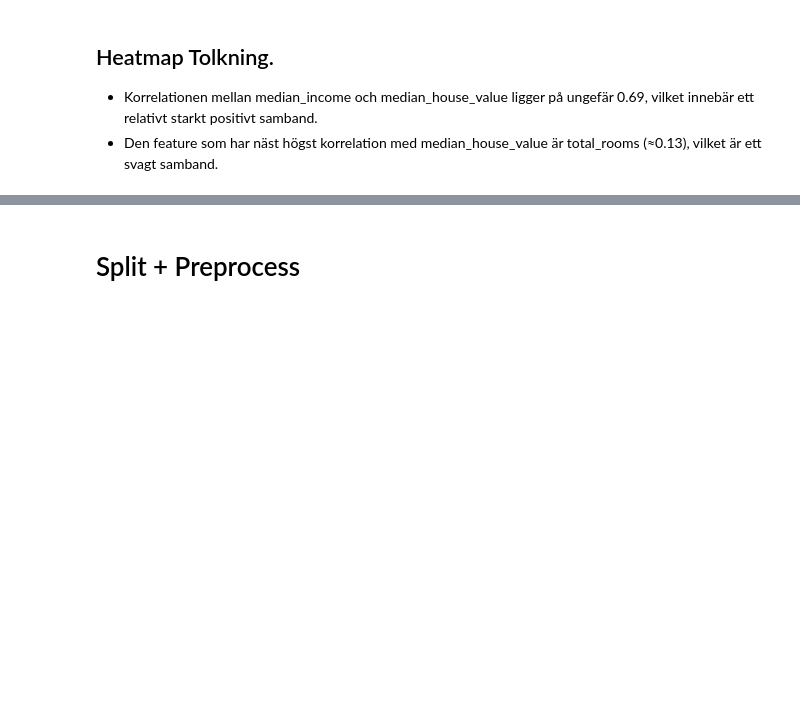
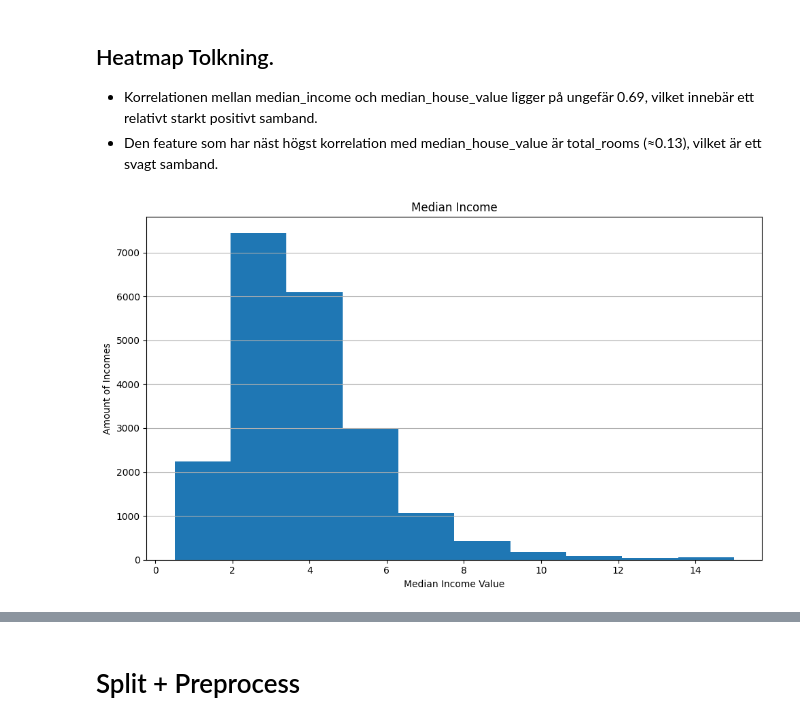
Before and after one commit to MarcusMorlock/Machine-Learning_Marcus_Backstrom_Individuel_Inl-mning, a Jupyter notebook: ML_Uppgift1_Marcus_Bäckström.ipynb, the cells around one changed output, grey strips where cells are left out. Saved outputs shown, nothing was run; the diff lists cells and outputs as text; code cells hidden in the pictures; blank space fills up the shorter version.

Commit message:
Histogram for Median_Income + Tolkning

```diff
--- a/ML_Uppgift1_Marcus_Bäckström.ipynb
+++ b/ML_Uppgift1_Marcus_Bäckström.ipynb
@@ -92,4 +92,14 @@ sns.heatmap(correlation_matrix, annot=True, ax=ax)
 - Korrelationen mellan median_income och median_house_value ligger på ungefär 0.69, vilket innebär ett relativt starkt positivt samband.
 - Den feature som har näst högst korrelation med median_house_value är total_rooms (≈0.13), vilket är ett svagt samband.
 # %%
-#
+#Histogram
+
+fig, ax = plt.subplots(figsize=(10,6))
+ax.hist(df["median_income"], bins=10)
+ax.set_title("Median Income")
+ax.set_xlabel("Median Income Value")
+ax.set_ylabel("Amount of Incomes")
+ax.grid(True, axis="y")
+plt.tight_layout()
+# %% [output]
+[figure, added]
```
Also changed, not shown: parts of 1 cell of this notebook.
